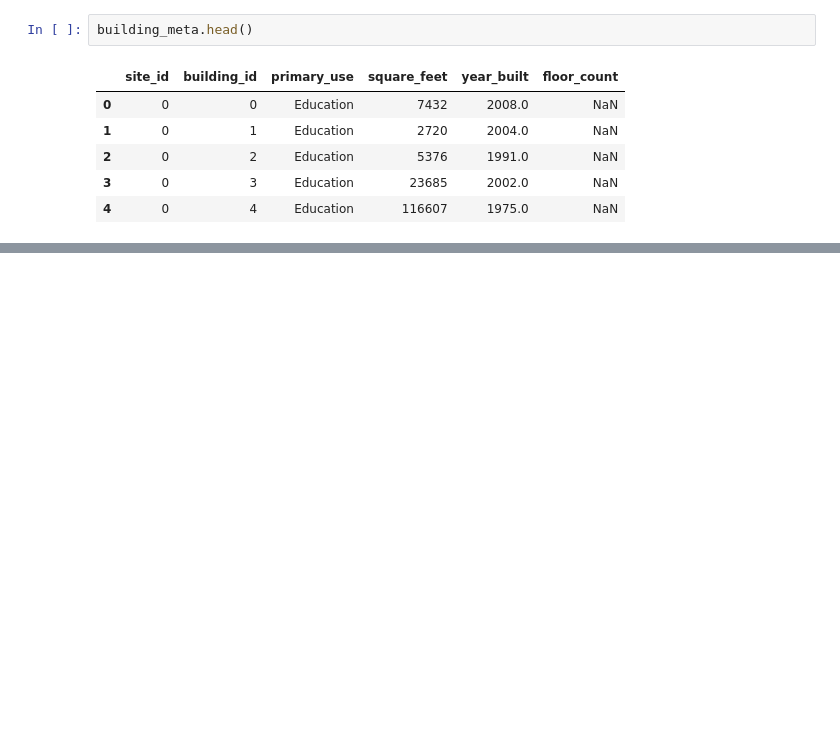
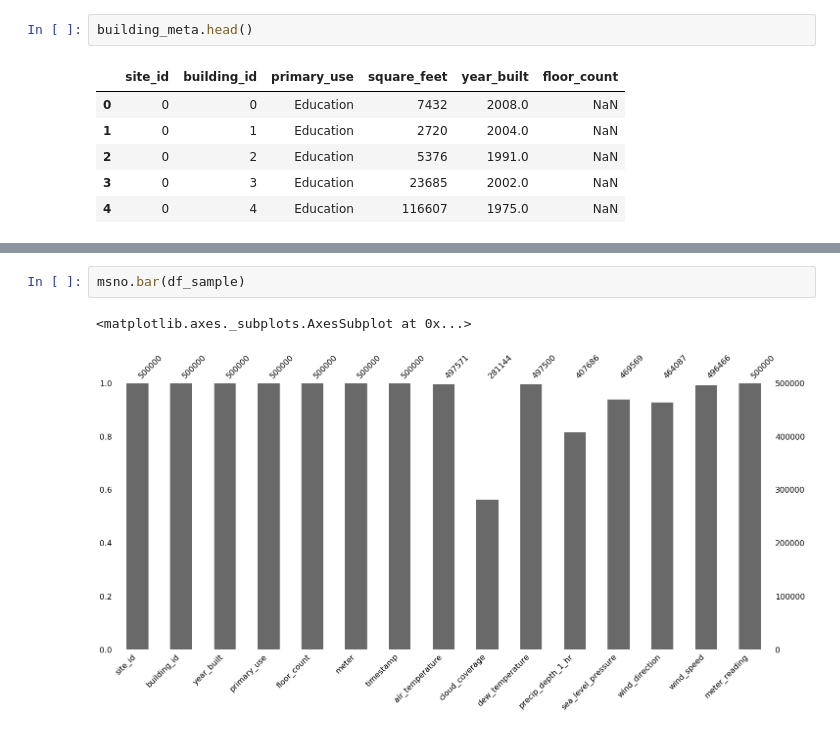
Before and after one commit to ovaisnazir/Master-Thesis, a Jupyter notebook: notebooks/0.0-vcp-draft-experimental.ipynb, the cells around one changed output, grey strips where cells are left out. Drawn from its saved outputs; the diff is of its cells as text; blank space fills up the shorter version.

```diff
--- a/notebooks/0.0-vcp-draft-experimental.ipynb
+++ b/notebooks/0.0-vcp-draft-experimental.ipynb
@@ -88,0 +431,5 @@ train_merged = pd.merge(train, train_join_1, how='inner', on='building_id')
+# %%
+msno.bar(df_sample)
+# %% [output]
+<matplotlib.axes._subplots.AxesSubplot at 0x...>
+[figure, added]
```
Also changed, not shown: parts of 65 cells of this notebook, 3 other files.
